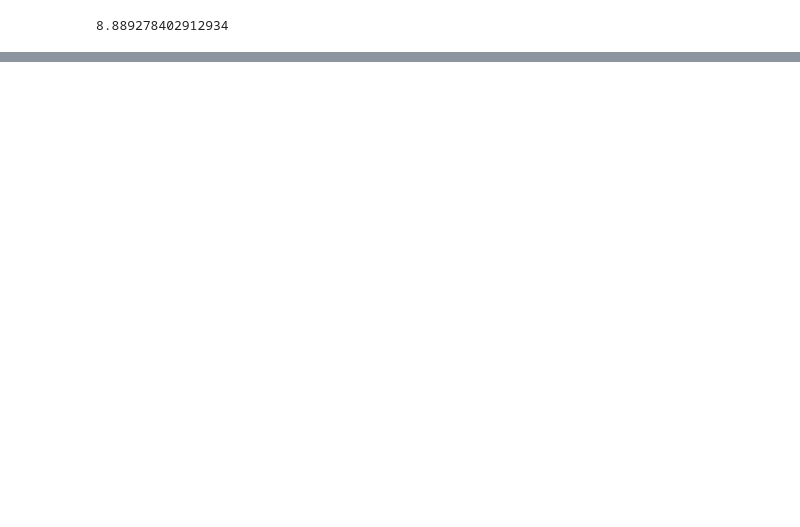
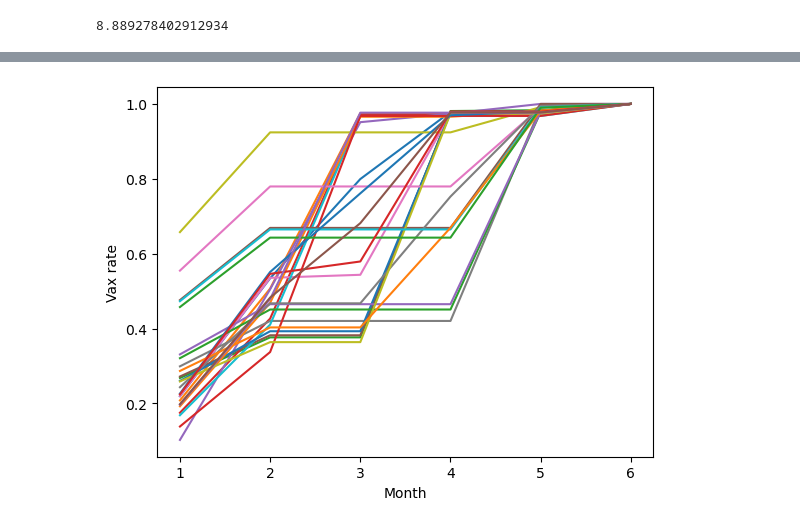
Before and after one commit to suyanpengzhang/Vaccination-Allocation, a Jupyter notebook: Resource Allocation Results Analysis-OD, herd immunity.ipynb, the cells around one changed output, grey strips where cells are left out. Saved outputs shown, nothing was run; the diff lists cells and outputs as text; code cells hidden in the pictures; blank space fills up the shorter version.

```diff
--- a/Resource Allocation Results Analysis-OD, herd immunity.ipynb
+++ b/Resource Allocation Results Analysis-OD, herd immunity.ipynb
@@ -573,0 +578,11 @@ print(ics)
+# %%
+vac_rate = np.zeros((6,26))
+for t in range(6):
+    for hd in range(26):
+        if t == 0:
+            vac_rate[t,hd]= resultsy['value'][(t,hd)]+resultsz['value'][(t,hd)]
+        else:
+            vac_rate[t,hd]= vac_rate[t-1,hd]+resultsy['value'][(t,hd)]+resultsz['value'][(t,hd)]
+for t in range(6):
+    for hd in range(26):
+        vac_rate[t,hd] = vac_rate[t,hd]/total_pop[hd]
@@ -573,0 +609,10 @@ print(ics)
+# %%
+month = [1,2,3,4,5,6]
+for hd in range(26):
+    plt.plot(month, vac_rate[:,hd],label=districts[hd])
+plt.xlabel("Month")
+plt.ylabel("Vax rate")
+#plt.legend()
+plt.show()
+# %% [output]
+[figure, added]
```
Also changed, not shown: parts of 13 cells of this notebook, 11 other files.
